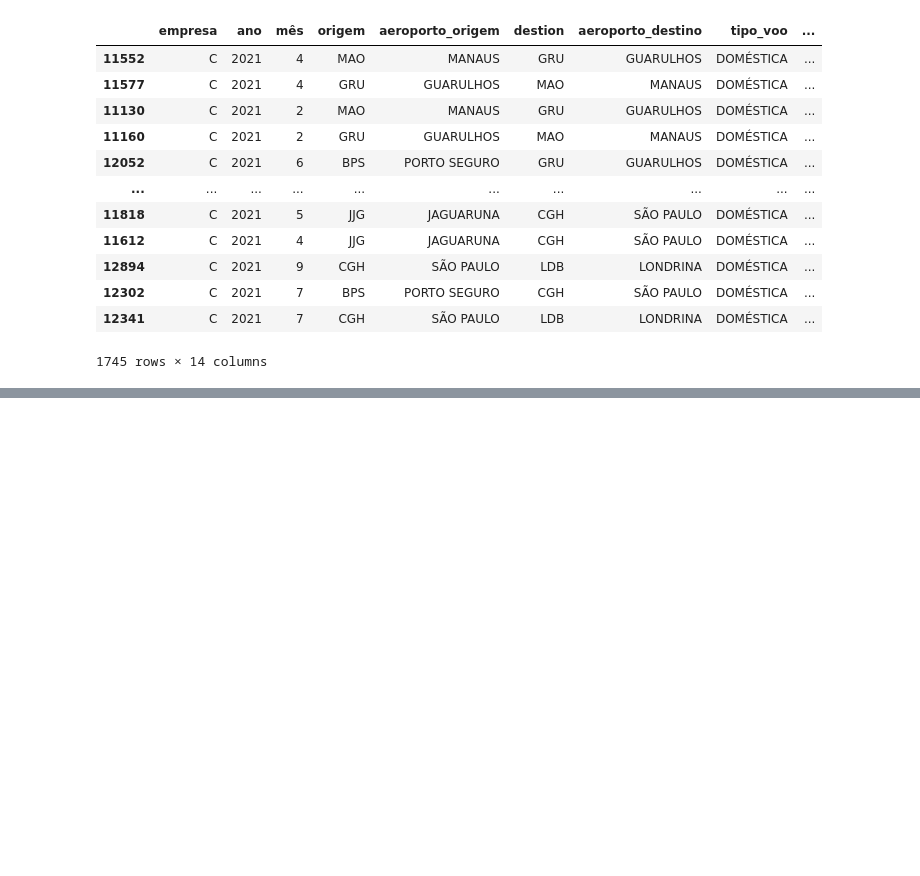
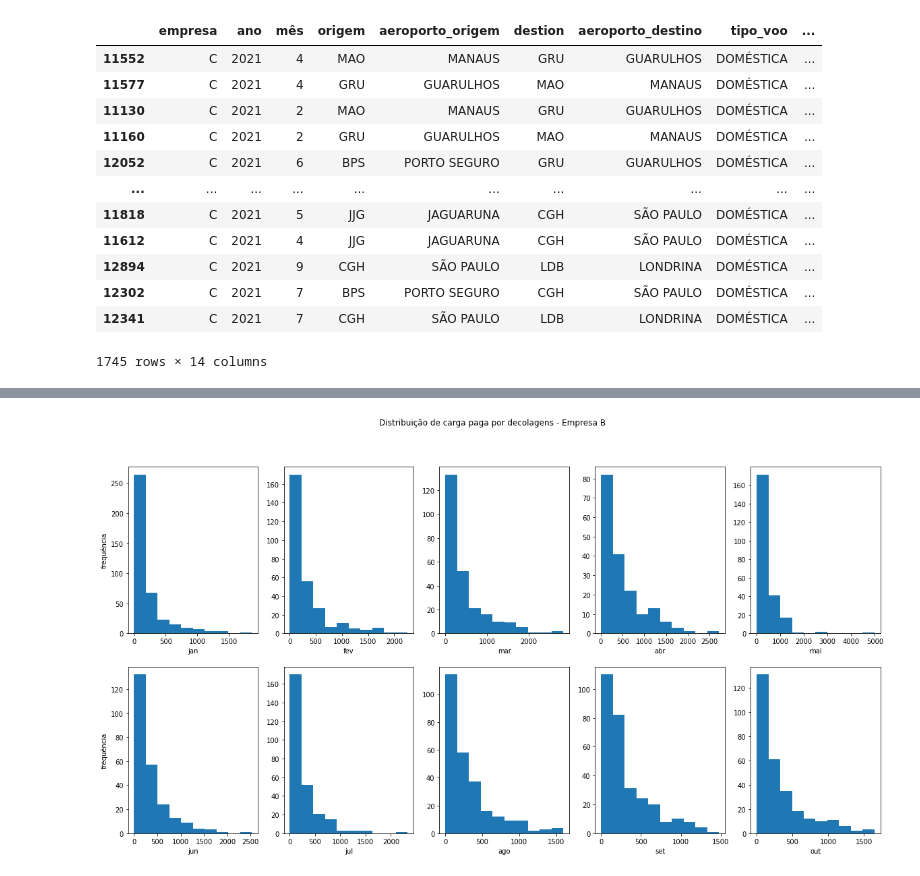
Before and after one commit to Eng-Dan/air-freight-market-share, a Jupyter notebook: Case_Market_Share_Cargas.ipynb, the cells around one changed output, grey strips where cells are left out. Drawn from its saved outputs; the diff is of its cells as text; code cells hidden in the pictures; blank space fills up the shorter version.

```diff
--- a/Case_Market_Share_Cargas.ipynb
+++ b/Case_Market_Share_Cargas.ipynb
@@ -486,0 +505,15 @@ df[(df.passageiros_pagos > 0) & (df.carga_paga_kg > 0) & (df['empresa'] == 'C')]
+# %%
+# Empresa B
+fig, ax = plt.subplots(2, 5, figsize=(20, 10))
+fig.suptitle('Distribuição de carga paga por decolagens - Empresa B')
+# x_axis = ['jan', 'fev', 'mar', 'abr', 'mai', 'jun', 'jul', 'ago', 'set', 'out']
+ax = ax.ravel()
+for i, axi in enumerate(ax):
+    axi.hist(carga_por_decolagem_b[i])
+    axi.set_xlabel(x_axis[i])
+
+ax[0].set_ylabel('frequência')
+ax[5].set_ylabel('frequência')
+plt.show()
+# %% [output]
+[figure, added]
```
Also changed, not shown: parts of 28 cells of this notebook.
